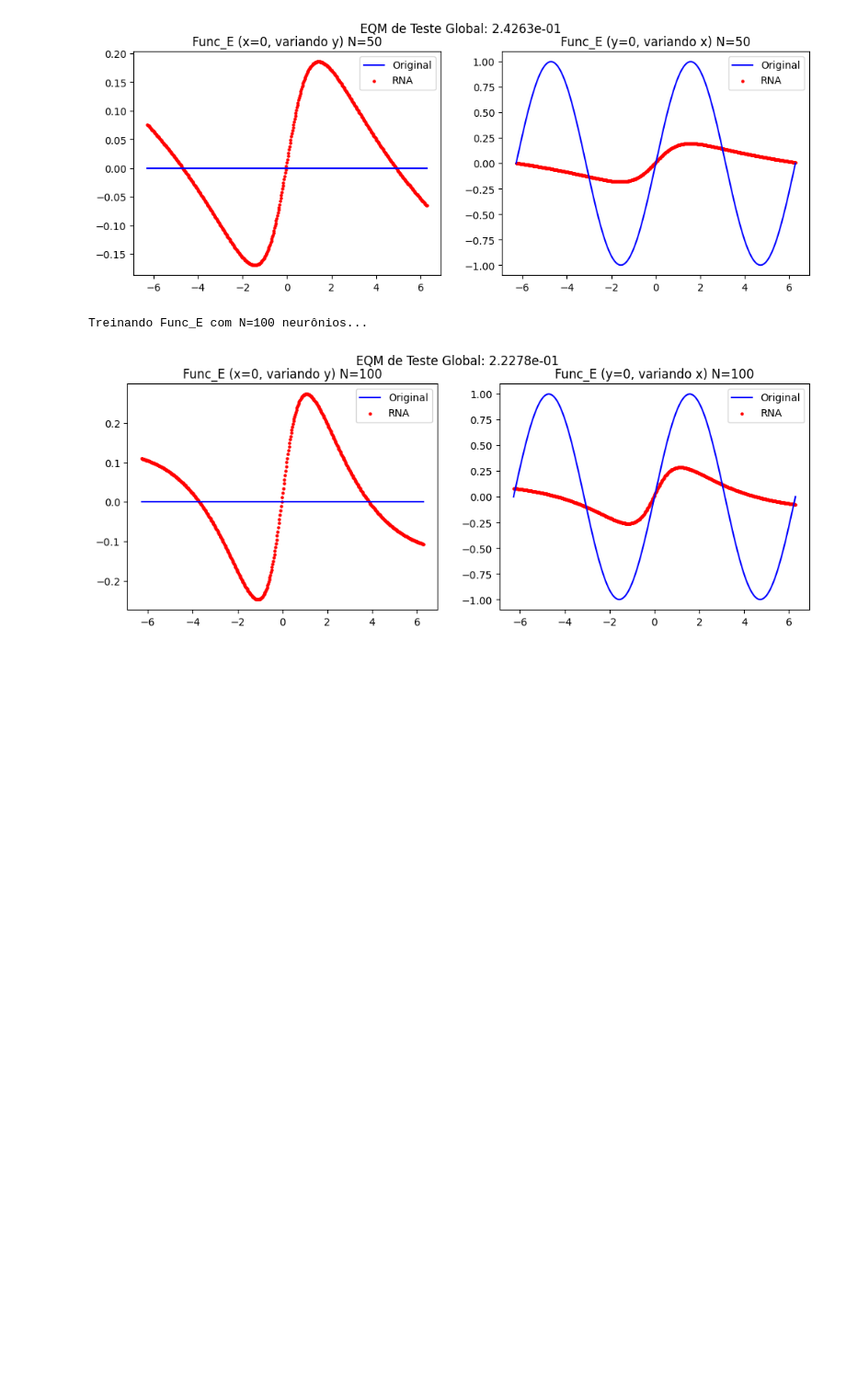
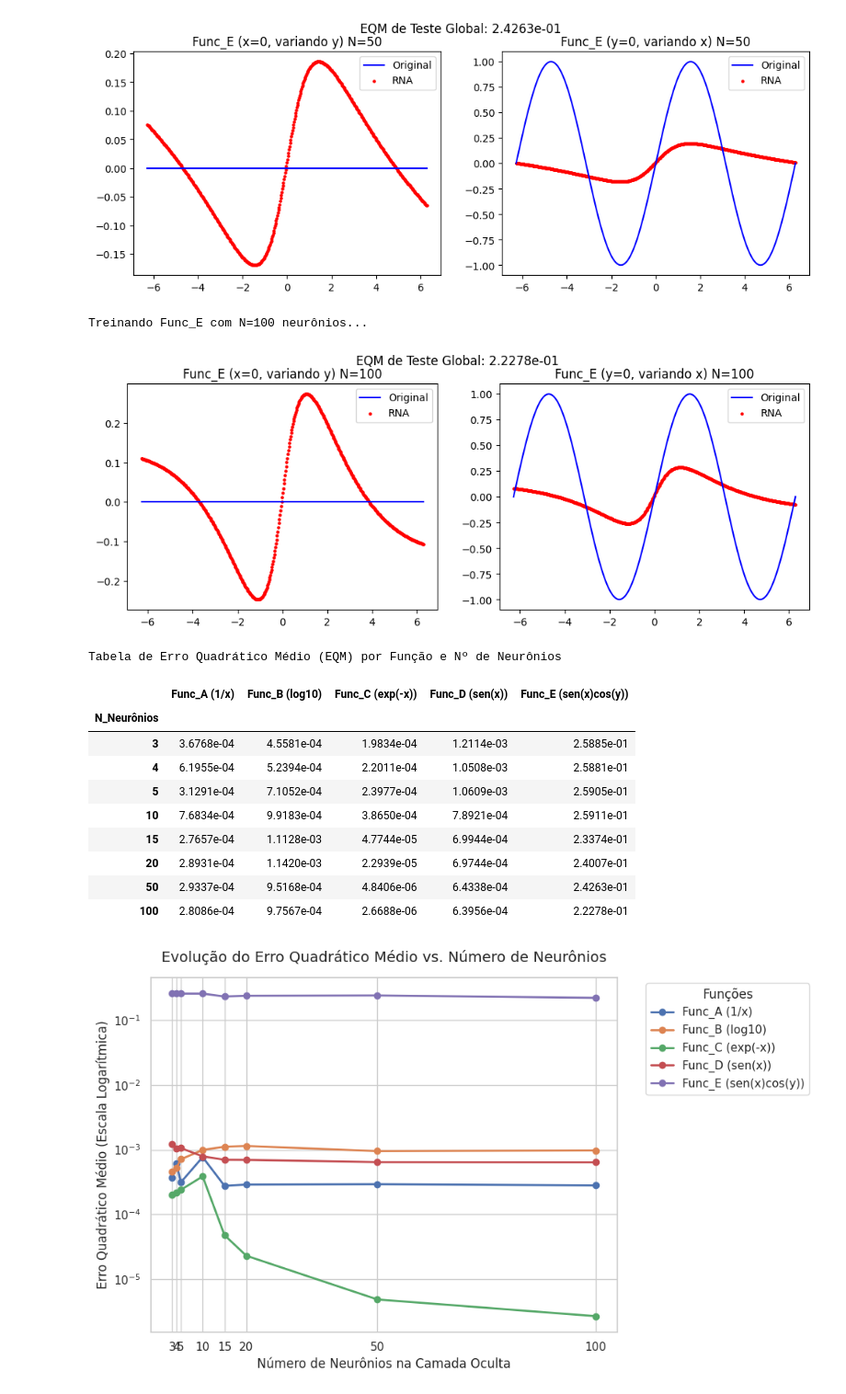
Before and after one commit to mogab12/Sistemas-Inteligentes, a Jupyter notebook: ex_entrega_3_xy/ex_entrega_3_xy.ipynb, the cells around one changed output. Shown at 92% size. Saved outputs shown, nothing was run; the diff lists cells and outputs as text; code cells hidden in the pictures; blank space fills up the shorter version.

```diff
--- a/ex_entrega_3_xy/ex_entrega_3_xy.ipynb
+++ b/ex_entrega_3_xy/ex_entrega_3_xy.ipynb
@@ -342,3 +379,63 @@ Treinando Func_E com N=50 neurônios...
 [figure]
 Treinando Func_E com N=100 neurônios...
 [figure]
+# %%
+import pandas as pd
+import matplotlib.pyplot as plt
+import seaborn as sns
+
+# 1. Organizando os dados extraídos das suas imagens
+dados_eqm = {
+    'N_Neurônios': [3, 4, 5, 10, 15, 20, 50, 100],
+    'Func_A (1/x)': [3.6768e-04, 6.1955e-04, 3.1291e-04, 7.6834e-04, 2.7657e-04, 2.8931e-04, 2.9337e-04, 2.8086e-04],
+    'Func_B (log10)': [4.5581e-04, 5.2394e-04, 7.1052e-04, 9.9183e-04, 1.1128e-03, 1.1420e-03, 9.5168e-04, 9.7567e-04],
+    'Func_C (exp(-x))': [1.9834e-04, 2.2011e-04, 2.3977e-04, 3.8650e-04, 4.7744e-05, 2.2939e-05, 4.8406e-06, 2.6688e-06],
+    'Func_D (sen(x))': [1.2114e-03, 1.0508e-03, 1.0609e-03, 7.8921e-04, 6.9944e-04, 6.9744e-04, 6.4338e-04, 6.3956e-04],
+    'Func_E (sen(x)cos(y))': [2.5885e-01, 2.5881e-01, 2.5905e-01, 2.5911e-01, 2.3374e-01, 2.4007e-01, 2.4263e-01, 2.2278e-01]
+}
+
+# 2. Criando o DataFrame
+df_eqm = pd.DataFrame(dados_eqm)
+df_eqm.set_index('N_Neurônios', inplace=True)
+
+# 3. Exibindo a Tabela Formatada no Jupyter
+# O '_r' em 'Blues_r' inverte o mapa de cores: menor erro = azul escuro / maior erro = azul claro ou branco
+display(df_eqm.style.background_gradient(cmap='Blues_r', axis=0)
+             .format("{:.4e}")
+             .set_caption("Tabela de Erro Quadrático Médio (EQM) por Função e Nº de Neurônios"))
+
+
+# 4. Criando o Gráfico Comparativo
+plt.figure(figsize=(10, 6))
+
+# Usando um estilo mais limpo
+sns.set_theme(style="whitegrid")
+
+# Plotando as linhas
+for coluna in df_eqm.columns:
+    plt.plot(df_eqm.index, df_eqm[coluna], marker='o', linewidth=2, markersize=6, label=coluna)
+
+# Configurações do gráfico
+plt.title('Evolução do Erro Quadrático Médio vs. Número de Neurônios', fontsize=14, pad=15)
+plt.xlabel('Número de Neurônios na Camada Oculta', fontsize=12)
+plt.ylabel('Erro Quadrático Médio (Escala Logarítmica)', fontsize=12)
+plt.yscale('log') # Fundamental para visualizar escalas tão diferentes
+plt.xticks(df_eqm.index)
+plt.legend(title='Funções', bbox_to_anchor=(1.05, 1), loc='upper left')
+plt.tight_layout()
+
+# Renderiza
+plt.show()
+# %% [output]
+Tabela de Erro Quadrático Médio (EQM) por Função e Nº de Neurônios
+|  | Func_A (1/x) | Func_B (log10) | Func_C (exp(-x)) | Func_D (sen(x)) | Func_E (sen(x)cos(y)) |
+| N_Neurônios |  |  |  |  |  |
+| 3 | 3.6768e-04 | 4.5581e-04 | 1.9834e-04 | 1.2114e-03 | 2.5885e-01 |
+| 4 | 6.1955e-04 | 5.2394e-04 | 2.2011e-04 | 1.0508e-03 | 2.5881e-01 |
+| 5 | 3.1291e-04 | 7.1052e-04 | 2.3977e-04 | 1.0609e-03 | 2.5905e-01 |
+| 10 | 7.6834e-04 | 9.9183e-04 | 3.8650e-04 | 7.8921e-04 | 2.5911e-01 |
+| 15 | 2.7657e-04 | 1.1128e-03 | 4.7744e-05 | 6.9944e-04 | 2.3374e-01 |
+| 20 | 2.8931e-04 | 1.1420e-03 | 2.2939e-05 | 6.9744e-04 | 2.4007e-01 |
+| 50 | 2.9337e-04 | 9.5168e-04 | 4.8406e-06 | 6.4338e-04 | 2.4263e-01 |
+| 100 | 2.8086e-04 | 9.7567e-04 | 2.6688e-06 | 6.3956e-04 | 2.2278e-01 |
+[figure, added]
```
Also changed, not shown: parts of 4 cells of this notebook.
